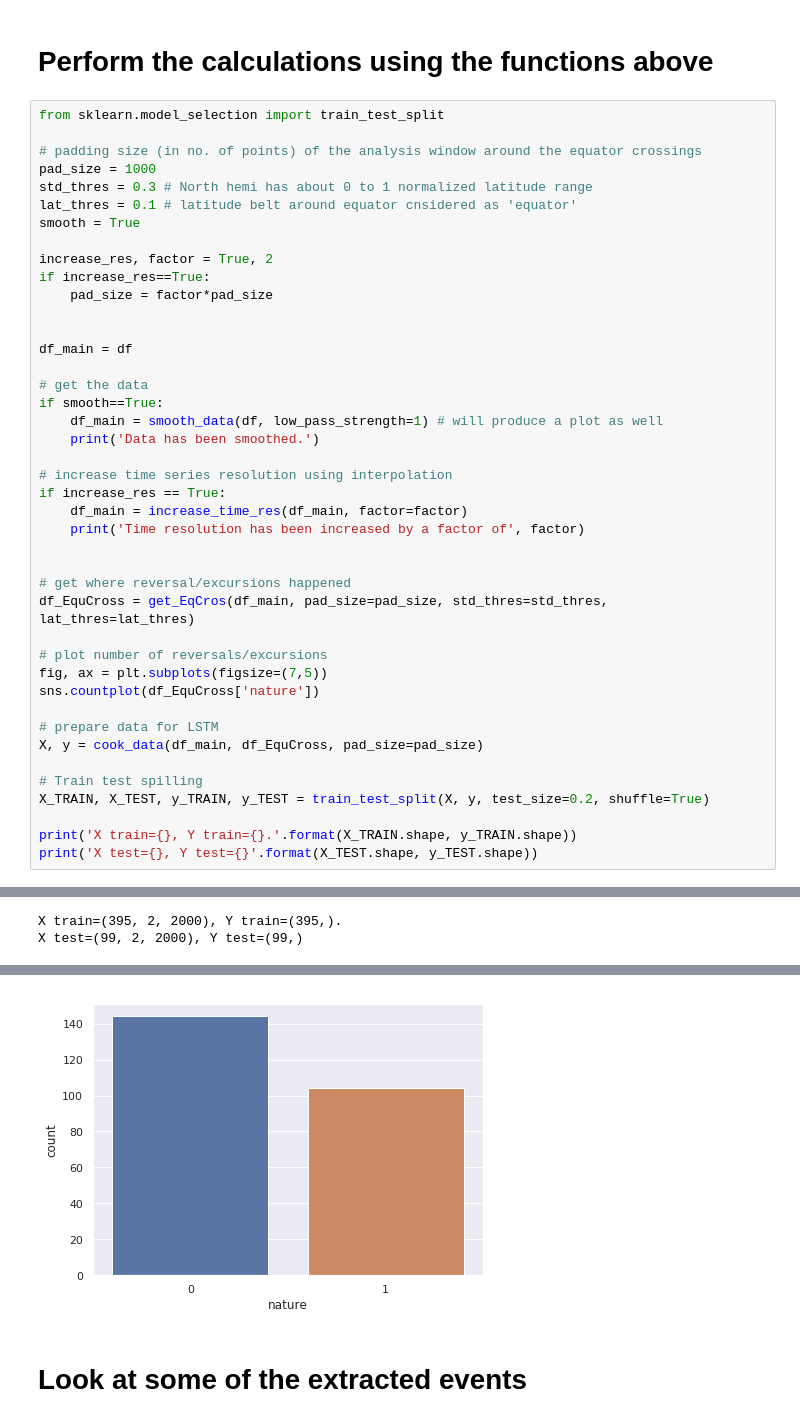
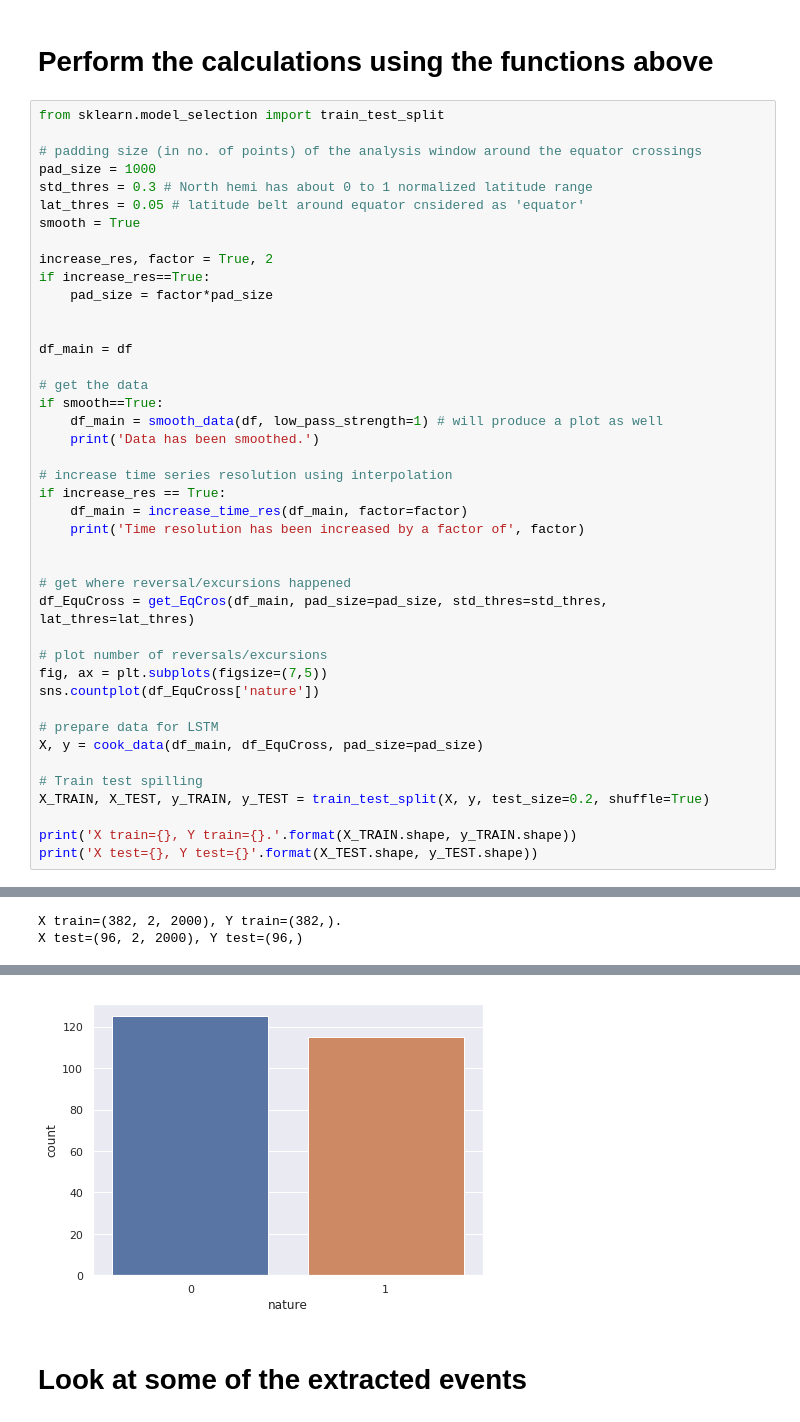
Before and after one commit to rakesh-yadav/ML_GeoDynamo, a Jupyter notebook: Reversal_Classification_LSTM+CNN.ipynb, the cells around one changed output, grey strips where cells are left out. Saved outputs shown, nothing was run; the diff lists cells and outputs as text.

```diff
--- a/Reversal_Classification_LSTM+CNN.ipynb
+++ b/Reversal_Classification_LSTM+CNN.ipynb
@@ -319,7 +322,7 @@ from sklearn.model_selection import train_test_split
 # padding size (in no. of points) of the analysis window around the equator crossings
 pad_size = 1000
 std_thres = 0.3 # North hemi has about 0 to 1 normalized latitude range
-lat_thres = 0.1 # latitude belt around equator cnsidered as 'equator'
+lat_thres = 0.05 # latitude belt around equator cnsidered as 'equator'
 smooth = True
 
 increase_res, factor = True, 2
@@ -344,36 +347,36 @@ if increase_res == True:
 df_EquCross = get_EqCros(df_main, pad_size=pad_size, std_thres=std_thres, lat_thres=lat_thres)
 
 # plot number of reversals/excursions
 fig, ax = plt.subplots(figsize=(7,5))
 sns.countplot(df_EquCross['nature'])
 
 # prepare data for LSTM
 X, y = cook_data(df_main, df_EquCross, pad_size=pad_size)
 
 # Train test spilling
 X_TRAIN, X_TEST, y_TRAIN, y_TEST = train_test_split(X, y, test_size=0.2, shuffle=True)
 
 print('X train={}, Y train={}.'.format(X_TRAIN.shape, y_TRAIN.shape))
 print('X test={}, Y test={}'.format(X_TEST.shape, y_TEST.shape))
 # %% [output]
 Data has been smoothed.
 Time resolution has been increased by a factor of 2
 A value is trying to be set on a copy of a slice from a DataFrame.
 Try using .loc[row_indexer,col_indexer] = value instead
 
 See the caveats in the documentation: http://pandas.pydata.org/pandas-docs/stable/indexing.html#indexing-view-versus-copy
 A value is trying to be set on a copy of a slice from a DataFrame.
 Try using .loc[row_indexer,col_indexer] = value instead
 
 See the caveats in the documentation: http://pandas.pydata.org/pandas-docs/stable/indexing.html#indexing-view-versus-copy
 A value is trying to be set on a copy of a slice from a DataFrame.
 Try using .loc[row_indexer,col_indexer] = value instead
 
 See the caveats in the documentation: http://pandas.pydata.org/pandas-docs/stable/indexing.html#indexing-view-versus-copy
-X train=(395, 2, 2000), Y train=(395,).
-X test=(99, 2, 2000), Y test=(99,)
+X train=(382, 2, 2000), Y train=(382,).
+X test=(96, 2, 2000), Y test=(96,)
 [figure]
-[figure, old version]
+[figure, new version]
 # %% [markdown]
 # Look at some of the extracted events
 # %%
```
Also changed, not shown: parts of 15 cells of this notebook.
